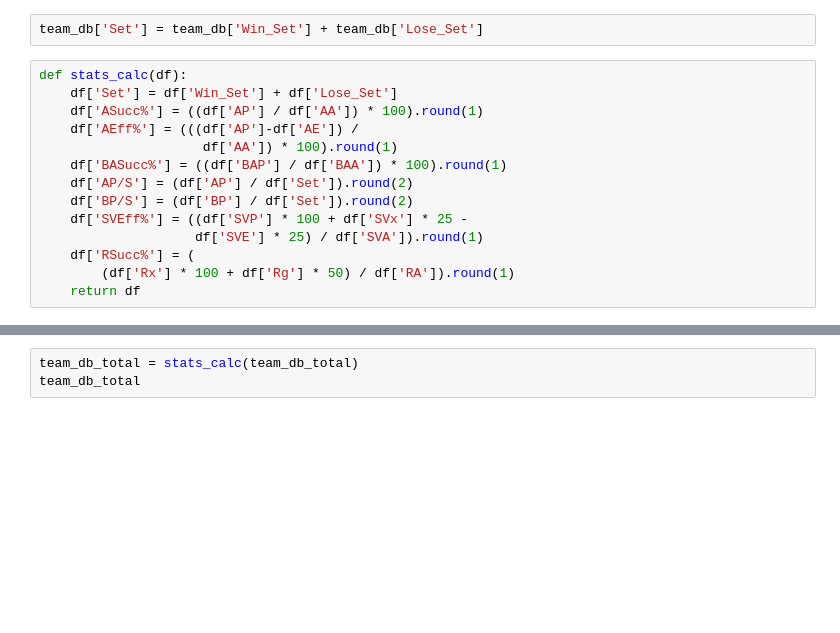
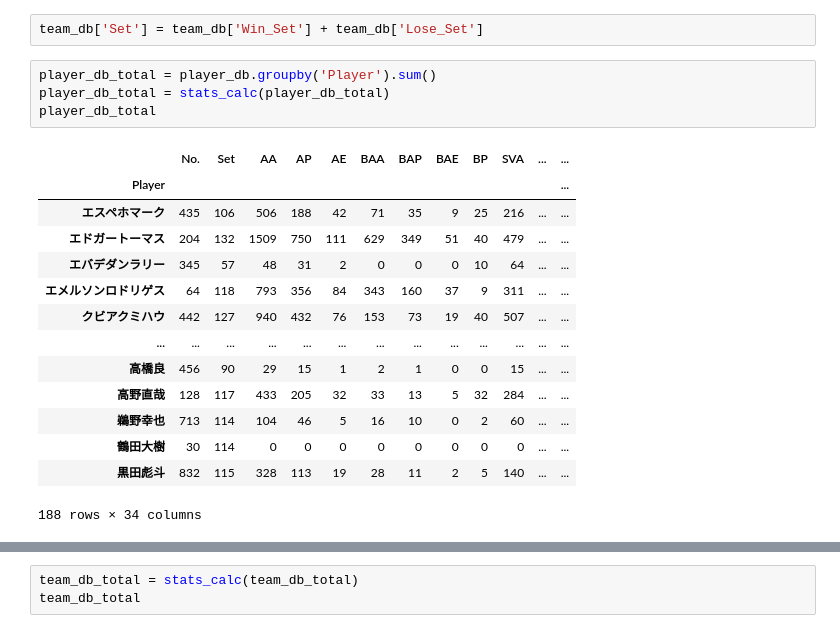
Before and after one commit to vleaguebot-lab/vleague_stats, a Jupyter notebook: graph/detail_data.ipynb, the cells around one changed output, grey strips where cells are left out. Drawn from its saved outputs; the diff is of its cells as text; blank space fills up the shorter version.

```diff
--- a/graph/detail_data.ipynb
+++ b/graph/detail_data.ipynb
@@ -69,16 +171,21 @@ team_db_total[['Win_Set', 'Lose_Set']]
 # %%
 team_db['Set'] = team_db['Win_Set'] + team_db['Lose_Set']
-# %%
-def stats_calc(df):
-    df['Set'] = df['Win_Set'] + df['Lose_Set']
-    df['ASucc%'] = ((df['AP'] / df['AA']) * 100).round(1)
-    df['AEff%'] = (((df['AP']-df['AE']) /
-                     df['AA']) * 100).round(1)
-    df['BASucc%'] = ((df['BAP'] / df['BAA']) * 100).round(1)
-    df['AP/S'] = (df['AP'] / df['Set']).round(2)
-    df['BP/S'] = (df['BP'] / df['Set']).round(2)
-    df['SVEff%'] = ((df['SVP'] * 100 + df['SVx'] * 25 -
-                    df['SVE'] * 25) / df['SVA']).round(1)
-    df['RSucc%'] = (
-        (df['Rx'] * 100 + df['Rg'] * 50) / df['RA']).round(1)
-    return df
+# %%
+player_db_total = player_db.groupby('Player').sum()
+player_db_total = stats_calc(player_db_total)
+player_db_total
+# %% [output]
+|  | No. | Set | AA | AP | AE | BAA | BAP | BAE | BP | SVA | ... | ... |
+| Player |  |  |  |  |  |  |  |  |  |  |  | ... |
+| エスペホマーク | 435 | 106 | 506 | 188 | 42 | 71 | 35 | 9 | 25 | 216 | ... | ... |
+| エドガートーマス | 204 | 132 | 1509 | 750 | 111 | 629 | 349 | 51 | 40 | 479 | ... | ... |
+| エバデダンラリー | 345 | 57 | 48 | 31 | 2 | 0 | 0 | 0 | 10 | 64 | ... | ... |
+| エメルソンロドリゲス | 64 | 118 | 793 | 356 | 84 | 343 | 160 | 37 | 9 | 311 | ... | ... |
+| クビアクミハウ | 442 | 127 | 940 | 432 | 76 | 153 | 73 | 19 | 40 | 507 | ... | ... |
+| ... | ... | ... | ... | ... | ... | ... | ... | ... | ... | ... | ... | ... |
+| 高橋良 | 456 | 90 | 29 | 15 | 1 | 2 | 1 | 0 | 0 | 15 | ... | ... |
+| 高野直哉 | 128 | 117 | 433 | 205 | 32 | 33 | 13 | 5 | 32 | 284 | ... | ... |
+| 鵜野幸也 | 713 | 114 | 104 | 46 | 5 | 16 | 10 | 0 | 2 | 60 | ... | ... |
+| 鶴田大樹 | 30 | 114 | 0 | 0 | 0 | 0 | 0 | 0 | 0 | 0 | ... | ... |
+| 黒田彪斗 | 832 | 115 | 328 | 113 | 19 | 28 | 11 | 2 | 5 | 140 | ... | ... |
+188 rows × 34 columns
```
Also changed, not shown: parts of 11 cells of this notebook.
